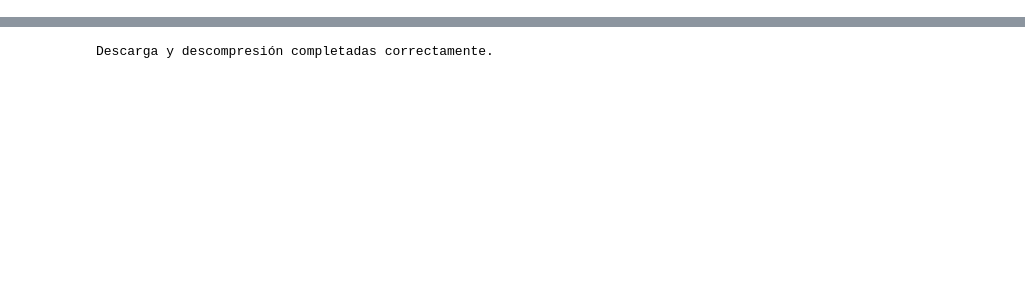
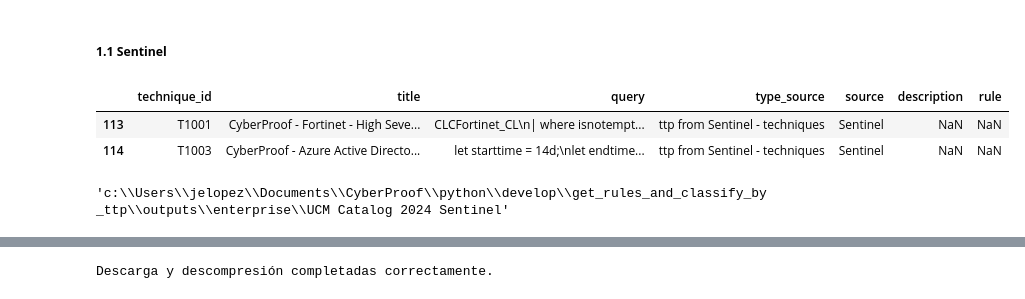
Before and after one commit to cyberauditor-framework/Mitre-Detections-Rules-Framework, a Jupyter notebook: get_rules_and_classify_by_ttp/get_rules_and_classify_by_ttp.ipynb, the cells around one changed output, grey strips where cells are left out. Cells and saved outputs as stored; diff of their text form; code cells hidden in the pictures; blank space fills up the shorter version.

```diff
--- a/get_rules_and_classify_by_ttp/get_rules_and_classify_by_ttp.ipynb
+++ b/get_rules_and_classify_by_ttp/get_rules_and_classify_by_ttp.ipynb
@@ -193,0 +600,16 @@ def count_duplicate_rules(paths):
+# %% [markdown]
+##### **1.1 Sentinel**
+# %%
+# FIltramos el df original por las reglas pertenecientes a Sentinel
+ucmcatalog2024_sentinel_df = ucmcatalog2024_df[ucmcatalog2024_df['source']=='Sentinel']
+ucmcatalog2024_sentinel_df.head(2)
+# %% [output]
+|  | technique_id | title | query | type_source | source | description | rule |
+| 113 | T1001 | CyberProof - Fortinet - High Seve... | CLCFortinet_CL\n| where isnotempt... | ttp from Sentinel - techniques | Sentinel | NaN | NaN |
+| 114 | T1003 | CyberProof - Azure Active Directo... | let starttime = 14d;\nlet endtime... | ttp from Sentinel - techniques | Sentinel | NaN | NaN |
+# %%
+# Asignamos la carpeta principal de guardado
+path_save_UCMCatalog2024_Sentinel = os.path.join(save_path, matrix, 'UCM Catalog 2024 Sentinel')
+path_save_UCMCatalog2024_Sentinel
+# %% [output]
+'c:\\Users\\jelopez\\Documents\\CyberProof\\python\\develop\\get_rules_and_classify_by_ttp\\outputs\\enterprise\\UCM Catalog 2024 Sentinel'
```
Also changed, not shown: parts of 178 cells of this notebook.
